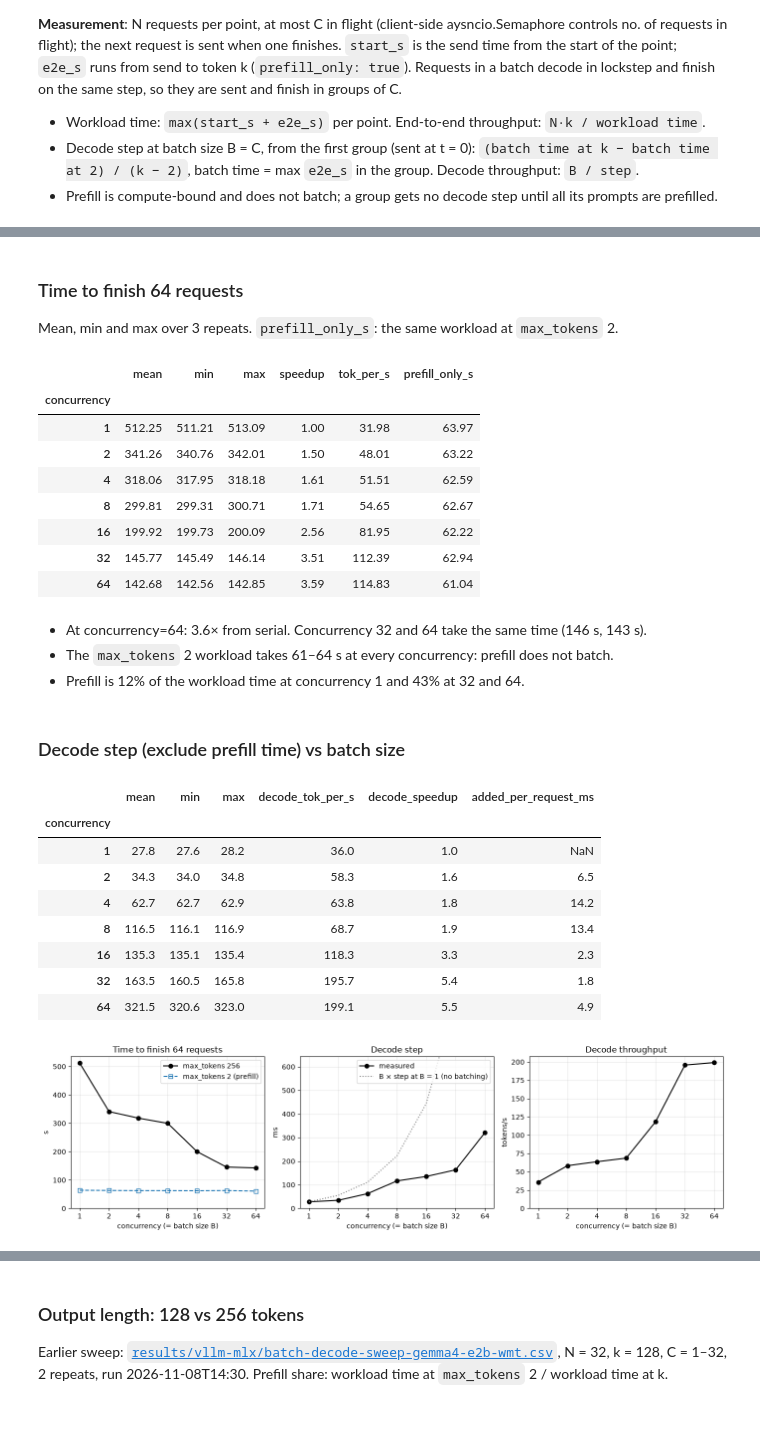
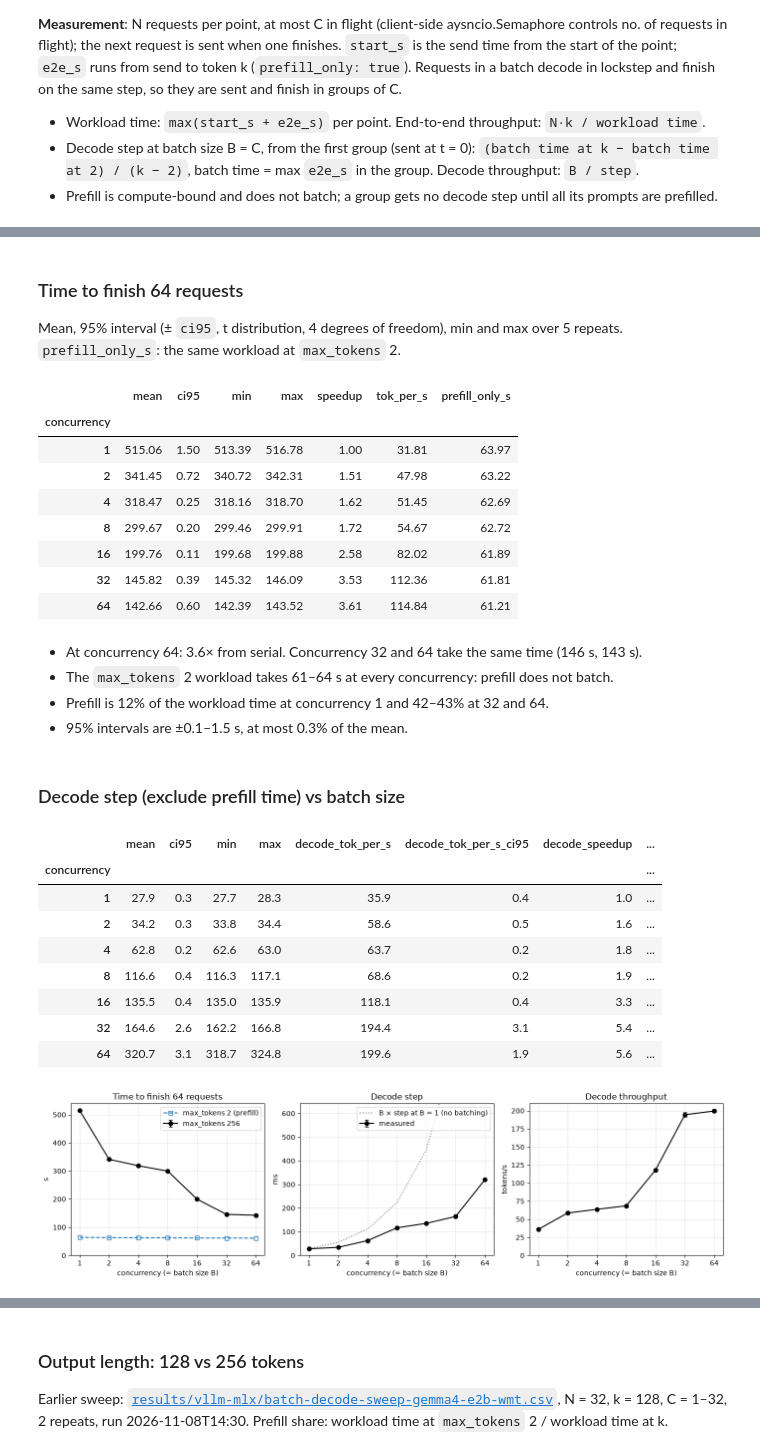
Before and after one commit to scalezen/vllm-market-agent, a Jupyter notebook: benchmarks/batch_decode.ipynb, the cells around one changed output, grey strips where cells are left out. Saved outputs shown, nothing was run; the diff lists cells and outputs as text; code cells hidden in the pictures; blank space fills up the shorter version.

Commit message:
Update notebook with results which run 10 repetitions of the benchmark sweep.

```diff
--- a/benchmarks/batch_decode.ipynb
+++ b/benchmarks/batch_decode.ipynb
@@ -64,12 +63,15 @@ import numpy as np
 import pandas as pd
 
 R = "results/vllm-mlx/"
+R_REPS = "results/vllm-mlx-reps/"  # 5-repeat reruns of the presentation configs
+# t(0.975, dof): 95% interval half-width = T95[n - 1] * sd / sqrt(n)
+T95 = {1: 12.71, 2: 4.30, 3: 3.18, 4: 2.78, 5: 2.57, 6: 2.45, 7: 2.36, 8: 2.31, 9: 2.26}
 
 
-def load(name):
+def load(name, results=R):
     """Valid rows of one result file. Files from before run.requests existed have no
     start_s: every request in a point was sent at t = 0."""
-    df = pd.read_csv(R + name + ".csv")
+    df = pd.read_csv(results + name + ".csv")
     if "start_s" not in df:
         df["start_s"] = 0.0
     df = df[df.ok & (df.completion_tokens >= df.max_tokens)].copy()
@@ -95,6 +97,14 @@ def summary(s):
     return s.groupby("concurrency").agg(["mean", "min", "max"])
 
 
-g256 = load("batch-decode-sweep-k256-gemma4-e2b-wmt")
+def with_ci(s):
+    """mean, 95% interval half-width (t distribution), min and max over repeats, per concurrency."""
+    g = s.groupby("concurrency")
+    n = g.size()
+    return pd.DataFrame({"mean": g.mean(), "ci95": n.map(lambda k: T95[k - 1]) * g.std() / np.sqrt(n),
+                         "min": g.min(), "max": g.max()})
+
+
+g256 = load("batch-decode-sweep-k256-gemma4-e2b-wmt", R_REPS)
 print(g256.run_at.unique()[0], len(g256), "valid rows")
 # %% [output]
@@ -102,70 +112,74 @@ print(g256.run_at.unique()[0], len(g256), "valid rows")
 # %% [markdown]
 ### Time to finish 64 requests
 
-Mean, min and max over 3 repeats. `prefill_only_s`: the same workload at `max_tokens` 2.
+Mean, 95% interval (± `ci95`, t distribution, 4 degrees of freedom), min and max over 5 repeats. `prefill_only_s`: the same workload at `max_tokens` 2.
 # %%
 N, K = 64, 256
-w = summary(workload(g256, K).wall_s)
+w = with_ci(workload(g256, K).wall_s)
 w["speedup"] = w["mean"].iloc[0] / w["mean"]
 w["tok_per_s"] = N * K / w["mean"]
 w["prefill_only_s"] = workload(g256, 2).groupby("concurrency").wall_s.mean()
 w.round(2)
 # %% [output]
-|  | mean | min | max | speedup | tok_per_s | prefill_only_s |
-| concurrency |  |  |  |  |  |  |
-| 1 | 512.25 | 511.21 | 513.09 | 1.00 | 31.98 | 63.97 |
-| 2 | 341.26 | 340.76 | 342.01 | 1.50 | 48.01 | 63.22 |
-| 4 | 318.06 | 317.95 | 318.18 | 1.61 | 51.51 | 62.59 |
-| 8 | 299.81 | 299.31 | 300.71 | 1.71 | 54.65 | 62.67 |
-| 16 | 199.92 | 199.73 | 200.09 | 2.56 | 81.95 | 62.22 |
-| 32 | 145.77 | 145.49 | 146.14 | 3.51 | 112.39 | 62.94 |
-| 64 | 142.68 | 142.56 | 142.85 | 3.59 | 114.83 | 61.04 |
+|  | mean | ci95 | min | max | speedup | tok_per_s | prefill_only_s |
+| concurrency |  |  |  |  |  |  |  |
+| 1 | 515.06 | 1.50 | 513.39 | 516.78 | 1.00 | 31.81 | 63.97 |
+| 2 | 341.45 | 0.72 | 340.72 | 342.31 | 1.51 | 47.98 | 63.22 |
+| 4 | 318.47 | 0.25 | 318.16 | 318.70 | 1.62 | 51.45 | 62.69 |
+| 8 | 299.67 | 0.20 | 299.46 | 299.91 | 1.72 | 54.67 | 62.72 |
+| 16 | 199.76 | 0.11 | 199.68 | 199.88 | 2.58 | 82.02 | 61.89 |
+| 32 | 145.82 | 0.39 | 145.32 | 146.09 | 3.53 | 112.36 | 61.81 |
+| 64 | 142.66 | 0.60 | 142.39 | 143.52 | 3.61 | 114.84 | 61.21 |
 # %% [markdown]
-- At concurrency=64: 3.6× from serial. Concurrency 32 and 64 take the same time (146 s, 143 s).
+- At concurrency 64: 3.6× from serial. Concurrency 32 and 64 take the same time (146 s, 143 s).
 - The `max_tokens` 2 workload takes 61–64 s at every concurrency: prefill does not batch.
-- Prefill is 12% of the workload time at concurrency 1 and 43% at 32 and 64.
+- Prefill is 12% of the workload time at concurrency 1 and 42–43% at 32 and 64.
+- 95% intervals are ±0.1–1.5 s, at most 0.3% of the mean.
 # %% [markdown]
 ### Decode step (exclude prefill time) vs batch size
 # %%
-s = summary(batch_step(g256, K))
+st = batch_step(g256, K)
+s = with_ci(st)
 B = pd.Series(s.index, index=s.index)
-s["decode_tok_per_s"] = B / (s["mean"] / 1e3)
+tput = with_ci(pd.Series(st.index.get_level_values("concurrency"), index=st.index) / (st / 1e3))
+s["decode_tok_per_s"] = tput["mean"]
+s["decode_tok_per_s_ci95"] = tput["ci95"]
 s["decode_speedup"] = s.decode_tok_per_s / s.decode_tok_per_s.iloc[0]
 s["added_per_request_ms"] = s["mean"].diff() / B.diff()
 s.round(1)
 # %% [output]
-|  | mean | min | max | decode_tok_per_s | decode_speedup | added_per_request_ms |
-| concurrency |  |  |  |  |  |  |
-| 1 | 27.8 | 27.6 | 28.2 | 36.0 | 1.0 | NaN |
-| 2 | 34.3 | 34.0 | 34.8 | 58.3 | 1.6 | 6.5 |
-| 4 | 62.7 | 62.7 | 62.9 | 63.8 | 1.8 | 14.2 |
-| 8 | 116.5 | 116.1 | 116.9 | 68.7 | 1.9 | 13.4 |
-| 16 | 135.3 | 135.1 | 135.4 | 118.3 | 3.3 | 2.3 |
-| 32 | 163.5 | 160.5 | 165.8 | 195.7 | 5.4 | 1.8 |
-| 64 | 321.5 | 320.6 | 323.0 | 199.1 | 5.5 | 4.9 |
+|  | mean | ci95 | min | max | decode_tok_per_s | decode_tok_per_s_ci95 | decode_speedup | ... |
+| concurrency |  |  |  |  |  |  |  | ... |
+| 1 | 27.9 | 0.3 | 27.7 | 28.3 | 35.9 | 0.4 | 1.0 | ... |
+| 2 | 34.2 | 0.3 | 33.8 | 34.4 | 58.6 | 0.5 | 1.6 | ... |
+| 4 | 62.8 | 0.2 | 62.6 | 63.0 | 63.7 | 0.2 | 1.8 | ... |
+| 8 | 116.6 | 0.4 | 116.3 | 117.1 | 68.6 | 0.2 | 1.9 | ... |
+| 16 | 135.5 | 0.4 | 135.0 | 135.9 | 118.1 | 0.4 | 3.3 | ... |
+| 32 | 164.6 | 2.6 | 162.2 | 166.8 | 194.4 | 3.1 | 5.4 | ... |
+| 64 | 320.7 | 3.1 | 318.7 | 324.8 | 199.6 | 1.9 | 5.6 | ... |
 # %%
 fig, axes = plt.subplots(1, 3, figsize=(14, 4))
 ax = axes[0]
-ax.plot(w.index, w["mean"], "ko-", label=f"max_tokens {K}")
+ax.errorbar(w.index, w["mean"], yerr=w.ci95, fmt="ko-", capsize=3, label=f"max_tokens {K}")
 ax.plot(w.index, w.prefill_only_s, "s--", mfc="none", label="max_tokens 2 (prefill)")
 ax.set(title=f"Time to finish {N} requests", ylabel="s", ylim=(0, None))
 ax = axes[1]
-ax.plot(s.index, s["mean"], "ko-", label="measured")
+ax.errorbar(s.index, s["mean"], yerr=s.ci95, fmt="ko-", capsize=3, label="measured")
 ax.plot(s.index, s.index * s["mean"].iloc[0], ":", c="gray", label="B × step at B = 1 (no batching)")
 ax.set(title="Decode step", ylabel="ms", ylim=(0, 2 * s["mean"].max()))
 ax = axes[2]
-ax.plot(s.index, s.decode_tok_per_s, "ko-")
+ax.errorbar(s.index, s.decode_tok_per_s, yerr=s.decode_tok_per_s_ci95, fmt="ko-", capsize=3)
 ax.set(title="Decode throughput", ylabel="tokens/s", ylim=(0, None))
 for ax in axes:
     ax.set_xscale("log", base=2)
     ax.set_xticks(w.index, w.index)
     ax.set_xlabel("concurrency (= batch size B)")
     ax.grid(alpha=0.3)
 for ax in axes[:2]:
     ax.legend()
 fig.tight_layout();
 # %% [output]
-[figure, old version]
+[figure, new version]
 # %% [markdown]
 | B | Added per extra request |
 |---|---|
```
Also changed, not shown: parts of 11 cells of this notebook.
